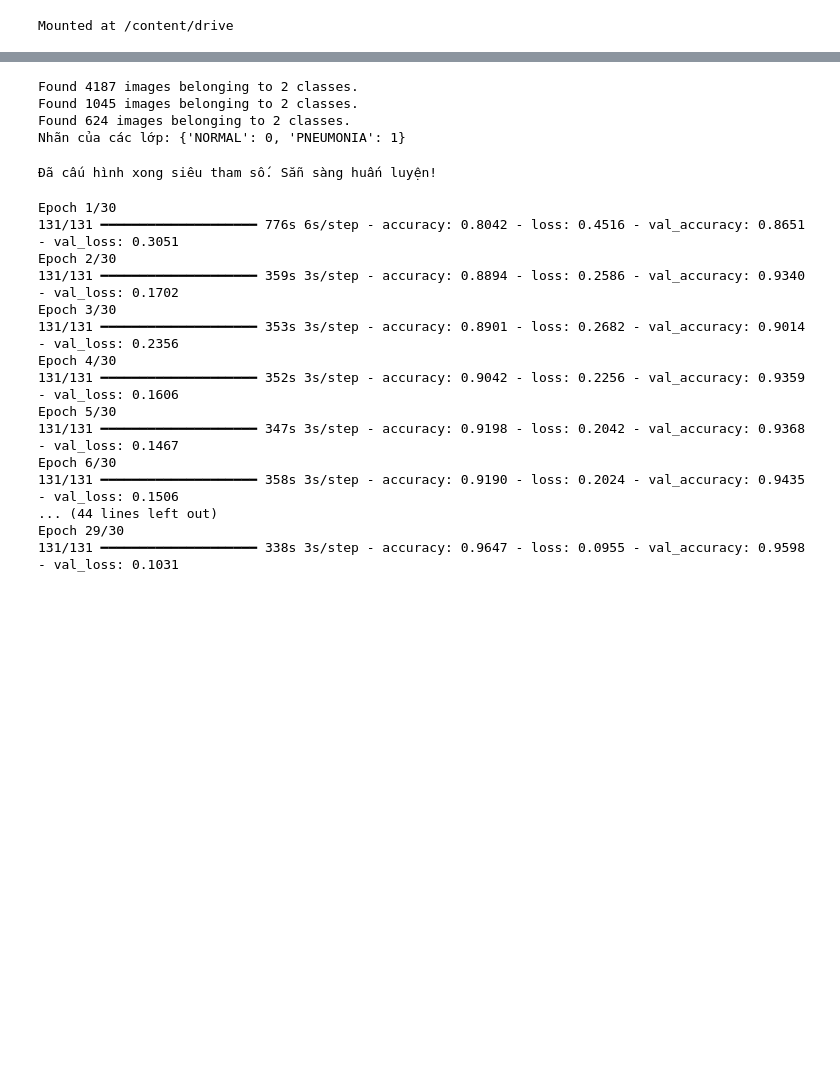
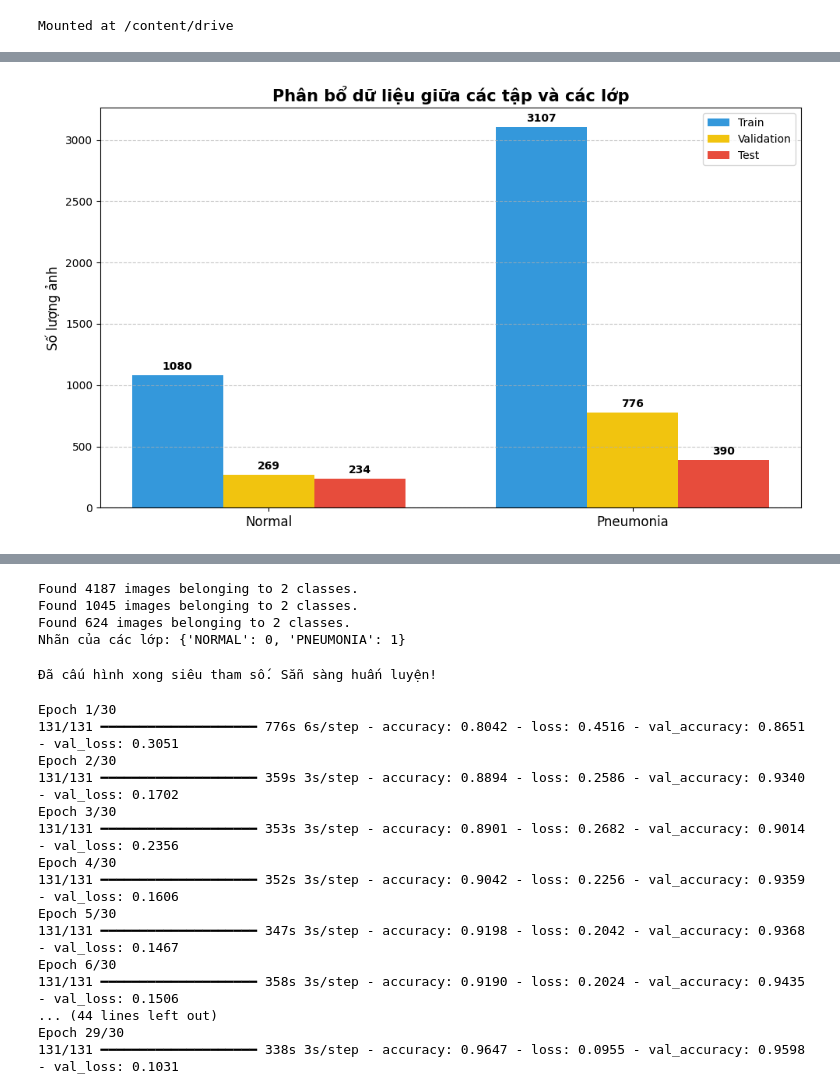
Before and after one commit to thuynguyenhuit/hocsau, a Jupyter notebook: Nhan_dien_benh_phoi_bang_mo_hinh_CNN.ipynb, the cells around one changed output, grey strips where cells are left out. Saved outputs shown, nothing was run; the diff lists cells and outputs as text; code cells hidden in the pictures; blank space fills up the shorter version.

```diff
--- a/Nhan_dien_benh_phoi_bang_mo_hinh_CNN.ipynb
+++ b/Nhan_dien_benh_phoi_bang_mo_hinh_CNN.ipynb
@@ -7,0 +81,57 @@ Mounted at /content/drive
+# %%
+import matplotlib.pyplot as plt
+import numpy as np
+
+# 1. Lấy số lượng ảnh từ các generator
+def get_class_counts(generator):
+    classes = generator.classes
+    unique, counts = np.unique(classes, return_counts=True)
+    # Trả về từ điển {0: count_normal, 1: count_pneumonia}
+    return dict(zip(generator.class_indices.keys(), counts))
+
+train_counts = get_class_counts(train_generator)
+val_counts = get_class_counts(validation_generator)
+test_counts = get_class_counts(test_generator)
+
+# 2. Chuẩn bị dữ liệu để vẽ
+labels = ['Normal', 'Pneumonia']
+train_vals = [train_counts['NORMAL'], train_counts['PNEUMONIA']]
+val_vals = [val_counts['NORMAL'], val_counts['PNEUMONIA']]
+test_vals = [test_counts['NORMAL'], test_counts['PNEUMONIA']]
+
+x = np.arange(len(labels))  # Vị trí các nhóm nhãn
+width = 0.25  # Độ rộng của cột
+
+# 3. Vẽ biểu đồ
+fig, ax = plt.subplots(figsize=(10, 6))
+
+rects1 = ax.bar(x - width, train_vals, width, label='Train', color='#3498db')
+rects2 = ax.bar(x, val_vals, width, label='Validation', color='#f1c40f')
+rects3 = ax.bar(x + width, test_vals, width, label='Test', color='#e74c3c')
+
+# Thêm văn bản, tiêu đề và nhãn
+ax.set_ylabel('Số lượng ảnh', fontsize=12)
+ax.set_title('Phân bổ dữ liệu giữa các tập và các lớp', fontsize=15, fontweight='bold')
+ax.set_xticks(x)
+ax.set_xticklabels(labels, fontsize=12)
+ax.legend()
+
+# Hàm tự động ghi số lượng trên đầu mỗi cột
+def autolabel(rects):
+    for rect in rects:
+        height = rect.get_height()
+        ax.annotate('{}'.format(height),
+                    xy=(rect.get_x() + rect.get_width() / 2, height),
+                    xytext=(0, 3),  # 3 points vertical offset
+                    textcoords="offset points",
+                    ha='center', va='bottom', fontsize=10, fontweight='bold')
+
+autolabel(rects1)
+autolabel(rects2)
+autolabel(rects3)
+
+fig.tight_layout()
+plt.grid(axis='y', linestyle='--', alpha=0.7)
+plt.show()
+# %% [output]
+[figure, added]
```
Also changed, not shown: parts of 6 cells of this notebook.
